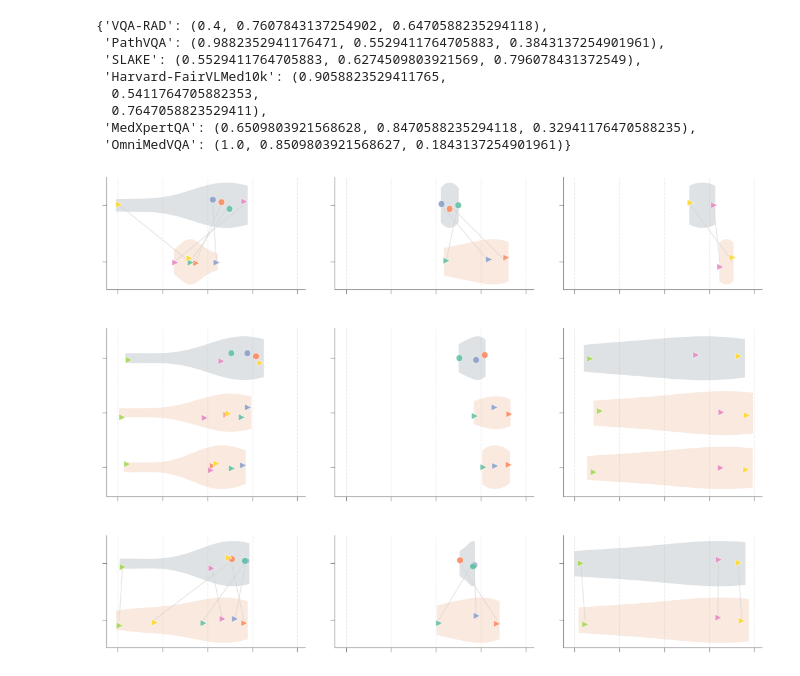
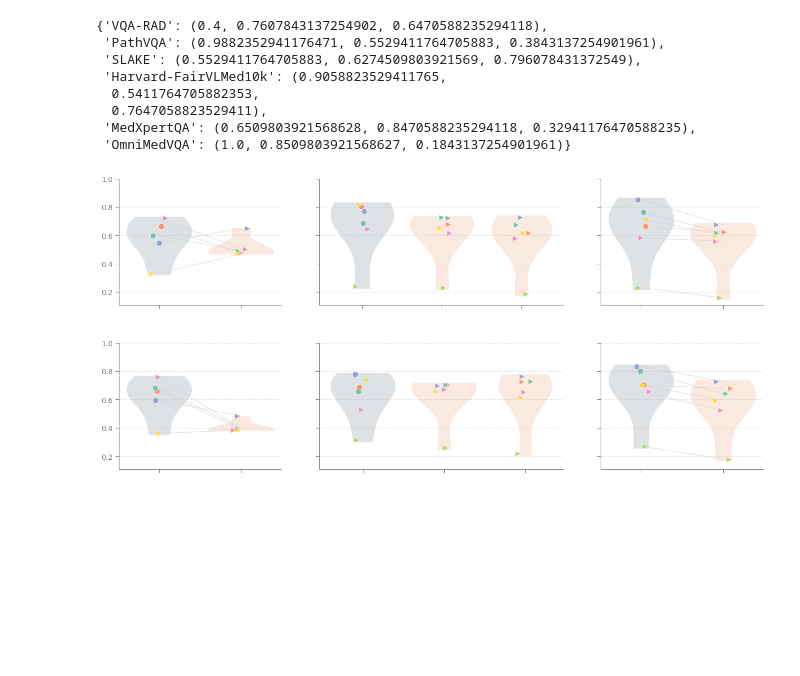
Before and after one commit to Nanboy-Ronan/MedVLMBench, a Jupyter notebook: notebooks/yuan/plot_v2/plot_vqa_agent.ipynb, the cells around one changed output. Drawn from its saved outputs; the diff is of its cells as text; code cells hidden in the pictures; blank space fills up the shorter version.

```diff
--- a/notebooks/yuan/plot_v2/plot_vqa_agent.ipynb
+++ b/notebooks/yuan/plot_v2/plot_vqa_agent.ipynb
@@ -198,7 +197,8 @@ plt.savefig(
 # %% [markdown]
 # family-wise comparison
 # %%
-datasets = ["VQA-RAD", "PathVQA", "SLAKE", "Harvard-FairVLMed10k", "MedXpertQA", "OmniMedVQA"]
+datasets = ["VQA-RAD", "PathVQA", "SLAKE",
+            "Harvard-FairVLMed10k", "MedXpertQA", "OmniMedVQA"]
 model_families = {
     "LLaVA": [
         "LLaVA-Med",
@@ -230,20 +230,17 @@ color_dict
  'OmniMedVQA': (1.0, 0.8509803921568627, 0.1843137254901961)}
 # %%
 def get_general_medical_df_sub(df, rq, family):
-    df_sub = df.loc[(df["trainable_module"].isin(["ZS", "ML"])) & (df["model_family"] == family)]
+    df_sub = df.loc[(df["trainable_module"].isin(["ZS", "mdagent", "ucagent"])) & (df["model_family"] == family)]
     if rq == 1:
         df_sub_general = df_sub.loc[(df_sub["model_type"] == "general") & (df_sub["trainable_module"] == "ZS")]
         df_sub_medical = df_sub.loc[(df_sub["model_type"] == "medical") & (df_sub["trainable_module"] == "ZS")]
     elif rq == 2:
-        df_sub_general = df_sub.loc[(df_sub["model_type"] == "general") & (df_sub["trainable_module"] == "ML")]
-        df_sub_medical = df_sub.loc[
-            (df_sub["model_type"] == "medical") & (df_sub["trainable_module"] == "ZS") & (df_sub["is_ood"] == 0)
-        ]
+        df_sub_general = df_sub.loc[(df_sub["model_type"] == "general") & (df_sub["trainable_module"] == "mdagent")]
+        df_sub_medical = df_sub.loc[(df_sub["model_type"] == "medical") & (df_sub["trainable_module"] == "mdagent")]
+
     elif rq == 3:
-        df_sub_general = df_sub.loc[(df_sub["model_type"] == "general") & (df_sub["trainable_module"] == "ML")]
-        df_sub_medical = df_sub.loc[
-            (df_sub["model_type"] == "medical") & (df_sub["trainable_module"] == "ML") & (df_sub["is_ood"] == 1)
-        ]
+        df_sub_general = df_sub.loc[(df_sub["model_type"] == "general") & (df_sub["trainable_module"] == "ucagent")]
+        df_sub_medical = df_sub.loc[(df_sub["model_type"] == "medical") & (df_sub["trainable_module"] == "ucagent")]
 
     df_sub = pd.concat([df_sub_general, df_sub_medical]).reset_index(drop=True)
     df_sub = df_sub.loc[df_sub["dataset"].isin(df_sub_medical["dataset"].unique())]
@@ -253,31 +250,27 @@ def get_general_medical_df_sub(df, rq, family):
 import statsmodels.formula.api as smf
 from scipy.stats import wilcoxon
 
-fig, axes = plt.subplots(3, 3, figsize=(11, 8), gridspec_kw={"height_ratios": [2, 3, 2]}, sharex=True)
+fig, axes = plt.subplots(2, 3, figsize=(13, 6), gridspec_kw={"width_ratios": [2, 3, 2]}, sharey=True)
 
 # 淡色 violin 颜色
 violin_palette = {
-    "medical": "#cfd8dc",  # 淡蓝灰
-    "general": "#ffe0cc",  # 淡橙灰
+    "medical": "#cfd8dc",
+    "general": "#ffe0cc",
 }
 
-for rq in range(1, 4):
+for rq in range(2, 4):
     for idx_family, family in enumerate(model_families.keys()):
-        cur_ax = axes[idx_family, rq - 1]
+        cur_ax = axes[rq - 2, idx_family]
 
         df_sub, df_sub_general, df_sub_medical = get_general_medical_df_sub(df, rq, family)
 
-        #  ================================
-        # 排序：medical(Set1)在上，general(Set2)在下
-        # ================================
-        # 不同模型名称顺序
+        df_sub = df_sub.dropna(subset=["model", "acc", "dataset"])
+
         model_order = model_families[family]
-
-        # 不同dataset
         datasets_unique = df_sub["dataset"].unique()
 
         # ================================
-        # 1️⃣ Violin 分两次画（按model_type）
+        # 1️⃣ Violin 分两次画（现在竖向）
         # ================================
         for mtype in ["medical", "general"]:
             df_tmp = df_sub[df_sub["model_type"] == mtype]
@@ -285,8 +278,8 @@ for rq in range(1, 4):
             if len(df_tmp) > 0:
                 sns.violinplot(
                     data=df_tmp,
-                    y="model",
-                    x="acc",
+                    x="model",
+                    y="acc",
                     order=model_order,
                     ax=cur_ax,
                     inner=None,
@@ -297,26 +290,25 @@ for rq in range(1, 4):
                 )
 
         # ================================
-        # 2️⃣ Scatter + y轴 jitter
+        # 2️⃣ Scatter + x轴 jitter
         # ================================
-        y_positions = {model: i for i, model in enumerate(model_order)}
+        x_positions = {model: i for i, model in enumerate(model_order)}
 
         for d in datasets_unique:
             df_d = df_sub[df_sub["dataset"] == d]
 
             for _, row in df_d.iterrows():
-                y_base = y_positions[row["model"]]
+                x_base = x_positions[row["model"]]
 
-                # 加小幅 jitter
-                y_jitter = y_base + np.random.uniform(-0.1, 0.1)
+                # jitter 改成 x jitter
+                x_jitter = x_base + np.random.uniform(-0.1, 0.1)
 
                 is_ood = row["is_ood"]
-
                 marker_style = "o" if is_ood == 0 else ">"
 
                 cur_ax.scatter(
+                    x_jitter,
                     row["acc"],
-                    y_jitter,
                     color=color_dict[d],
                     s=60,
                     alpha=0.9,
@@ -327,71 +319,63 @@ for rq in range(1, 4):
                 )
 
         # ================================
-        # 3️⃣ 两模型时加 paired 线
+        # 3️⃣ 两模型时加 paired 线（现在竖向连线）
         # ================================
         if len(model_order) == 2:
             for d in datasets_unique:
                 df_d = df_sub[df_sub["dataset"] == d].sort_values("model")
                 if len(df_d) == 2:
-                    y0 = y_positions[df_d.iloc[0]["model"]]
-                    y1 = y_positions[df_d.iloc[1]["model"]]
+                    x0 = x_positions[df_d.iloc[0]["model"]]
+                    x1 = x_positions[df_d.iloc[1]["model"]]
 
                     cur_ax.plot(
+                        [x0, x1],
                         df_d["acc"].values,
-                        [y0, y1],
                         color="lightgray",
                         alpha=0.6,
                         linewidth=1,
                         zorder=1,
                     )
 
         # ================================
         # 美化
         # ================================
         cur_ax.set_xlabel("")
         cur_ax.set_ylabel("")
-        # cur_ax.set_title(f"{family} - RQ{rq}")
 
-        cur_ax.grid(axis="x", linestyle="--", alpha=0.3)
-        # cur_ax.grid(axis="y", linestyle="--", alpha=0.3)
+        cur_ax.grid(axis="y", linestyle="--", alpha=0.3)
 
         cur_ax.spines["top"].set_visible(False)
-        # cur_ax.spines["bottom"].set_visible(False)
         cur_ax.spines["right"].set_visible(False)
 
         cur_ax.spines["bottom"].set_color("#777b7e")
         cur_ax.spines["left"].set_color("#777b7e")
         cur_ax.spines["bottom"].set_linewidth(0.8)
         cur_ax.spines["left"].set_linewidth(0.8)
 
-        cur_ax.set_xticks([0.2, 0.4, 0.6, 0.8, 1])
+        cur_ax.set_yticks([0.2, 0.4, 0.6, 0.8, 1])
+        # cur_ax.set_yticklabels([])
         cur_ax.set_xticklabels([])
-        cur_ax.set_yticklabels([])
 
         cur_ax.tick_params(
-            axis="both",  # x 和 y 都设置
-            which="both",  # major + minor
-            direction="out",  # 向外
-            length=5,  # tick 长度
-            width=0.8,  # tick 线宽
-            colors="#777b7e",  # tick 颜色
+            axis="both",
+            which="both",
+            direction="out",
+            length=5,
+            width=0.8,
+            colors="#777b7e",
         )
 
-        # break
-
-    # break
-
-
 plt.tight_layout()
-fig.subplots_adjust(hspace=0.3, wspace=0.15)
+fig.subplots_adjust(hspace=0.3, wspace=0.2)
 
 plt.savefig(
-    "figures/vqa_family_compare",
+    "figures/vqa_agent_family_compare",
     dpi=400,
     bbox_inches="tight",
 )
 # %% [output]
-[figure, old version]
+[figure, new version]
 # %%
 for rq in range(1, 4):
     for idx_family, family in enumerate(model_families.keys()):
```
Also changed, not shown: parts of 18 cells of this notebook, 25 other files.
